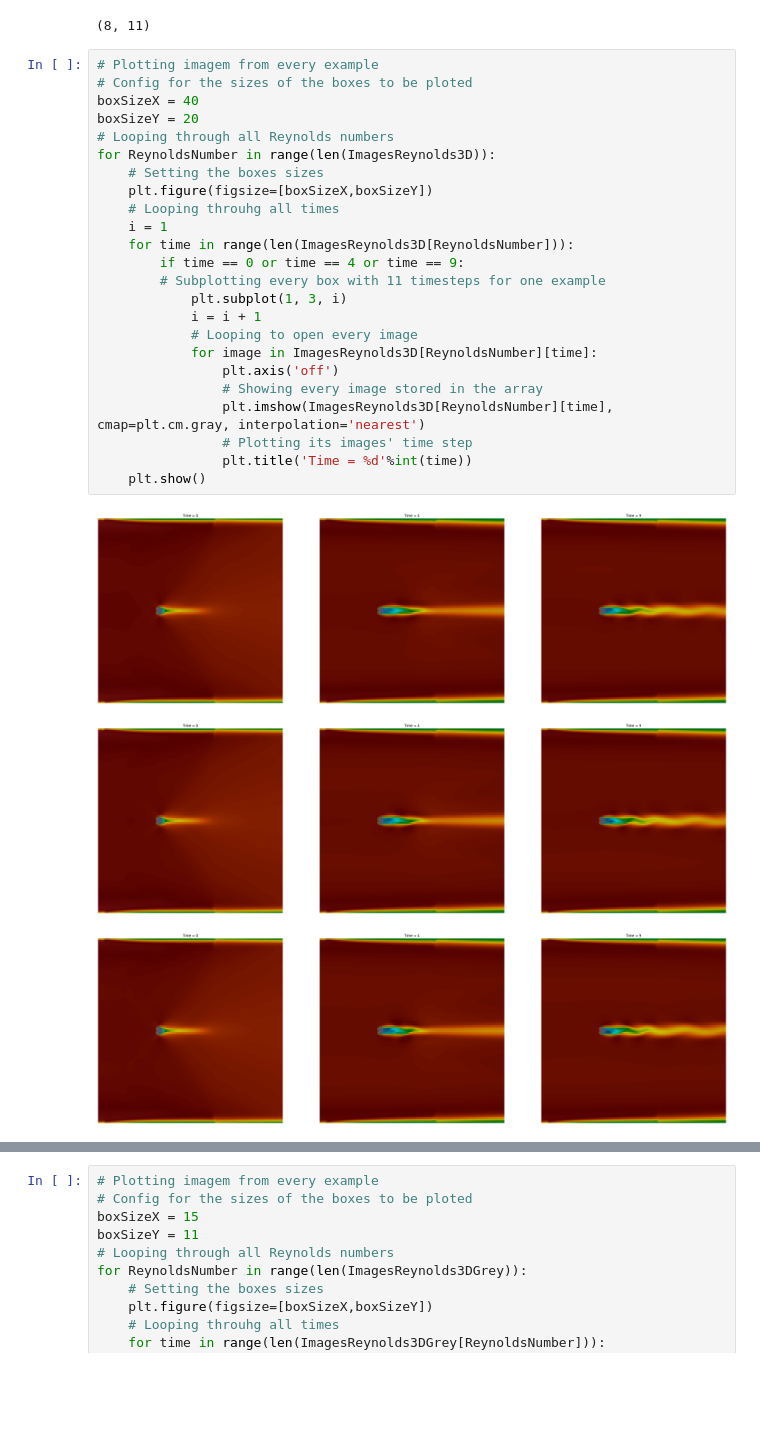
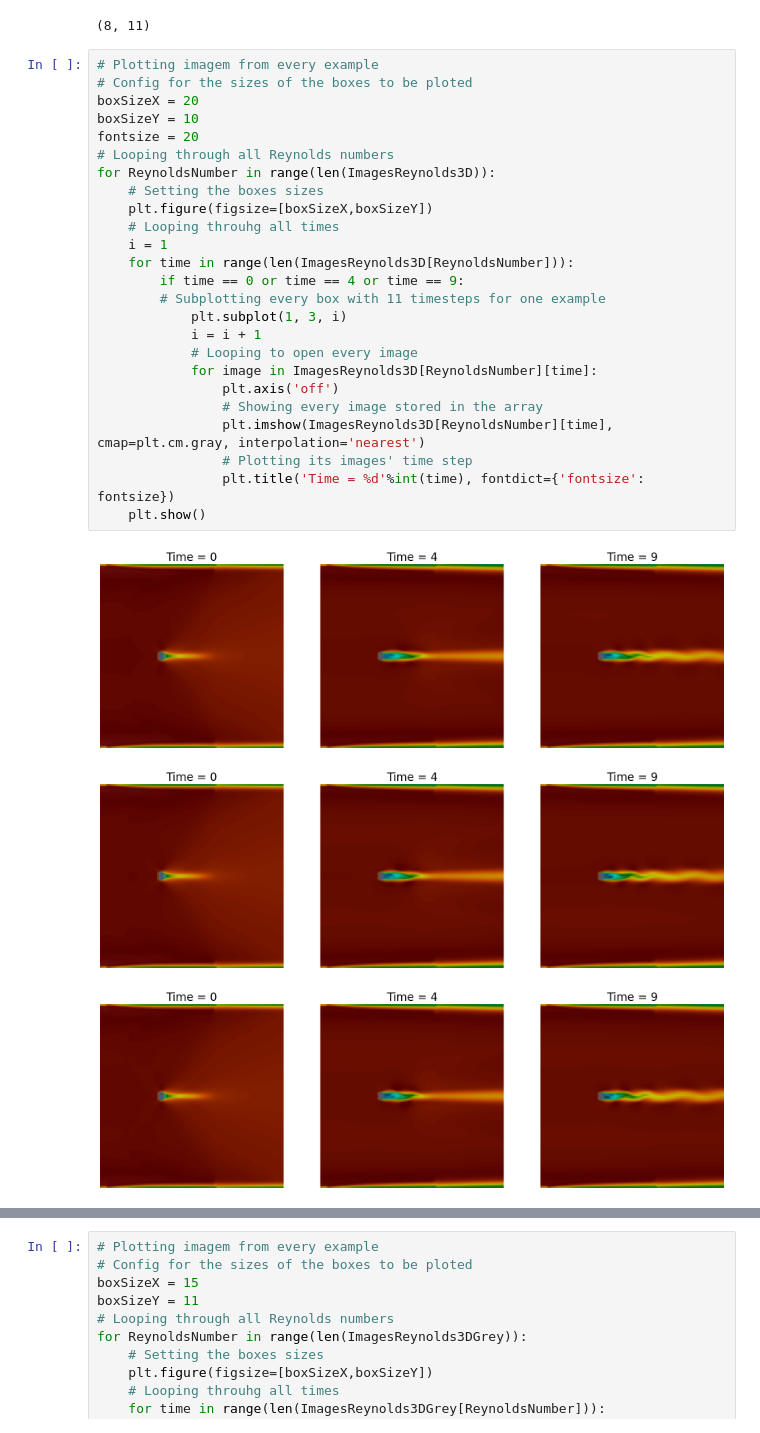
Before and after one commit to BurgaoTheChamp/ML_CFD, a Jupyter notebook: ML-CFD.ipynb, the cells around one changed output, grey strips where cells are left out. Cells and saved outputs as stored; diff of their text form; blank space fills up the shorter version.

```diff
--- a/ML-CFD.ipynb
+++ b/ML-CFD.ipynb
@@ -202,28 +202,29 @@ labels_train.shape
 # %%
 # Plotting imagem from every example
 # Config for the sizes of the boxes to be ploted
-boxSizeX = 40
-boxSizeY = 20
+boxSizeX = 20
+boxSizeY = 10
+fontsize = 20
 # Looping through all Reynolds numbers
 for ReynoldsNumber in range(len(ImagesReynolds3D)):
     # Setting the boxes sizes
     plt.figure(figsize=[boxSizeX,boxSizeY])
     # Looping throuhg all times
     i = 1
     for time in range(len(ImagesReynolds3D[ReynoldsNumber])):
         if time == 0 or time == 4 or time == 9:
         # Subplotting every box with 11 timesteps for one example
             plt.subplot(1, 3, i)
             i = i + 1
             # Looping to open every image
             for image in ImagesReynolds3D[ReynoldsNumber][time]:
                 plt.axis('off')
                 # Showing every image stored in the array
                 plt.imshow(ImagesReynolds3D[ReynoldsNumber][time], cmap=plt.cm.gray, interpolation='nearest')
                 # Plotting its images' time step
-                plt.title('Time = %d'%int(time))
+                plt.title('Time = %d'%int(time), fontdict={'fontsize': fontsize})
     plt.show()
 # %% [output]
-[figure, old version]
+[figure, new version]
-[figure, old version]
+[figure, new version]
-[figure, old version]
+[figure, new version]
```
Also changed, not shown: parts of 6 cells of this notebook.
